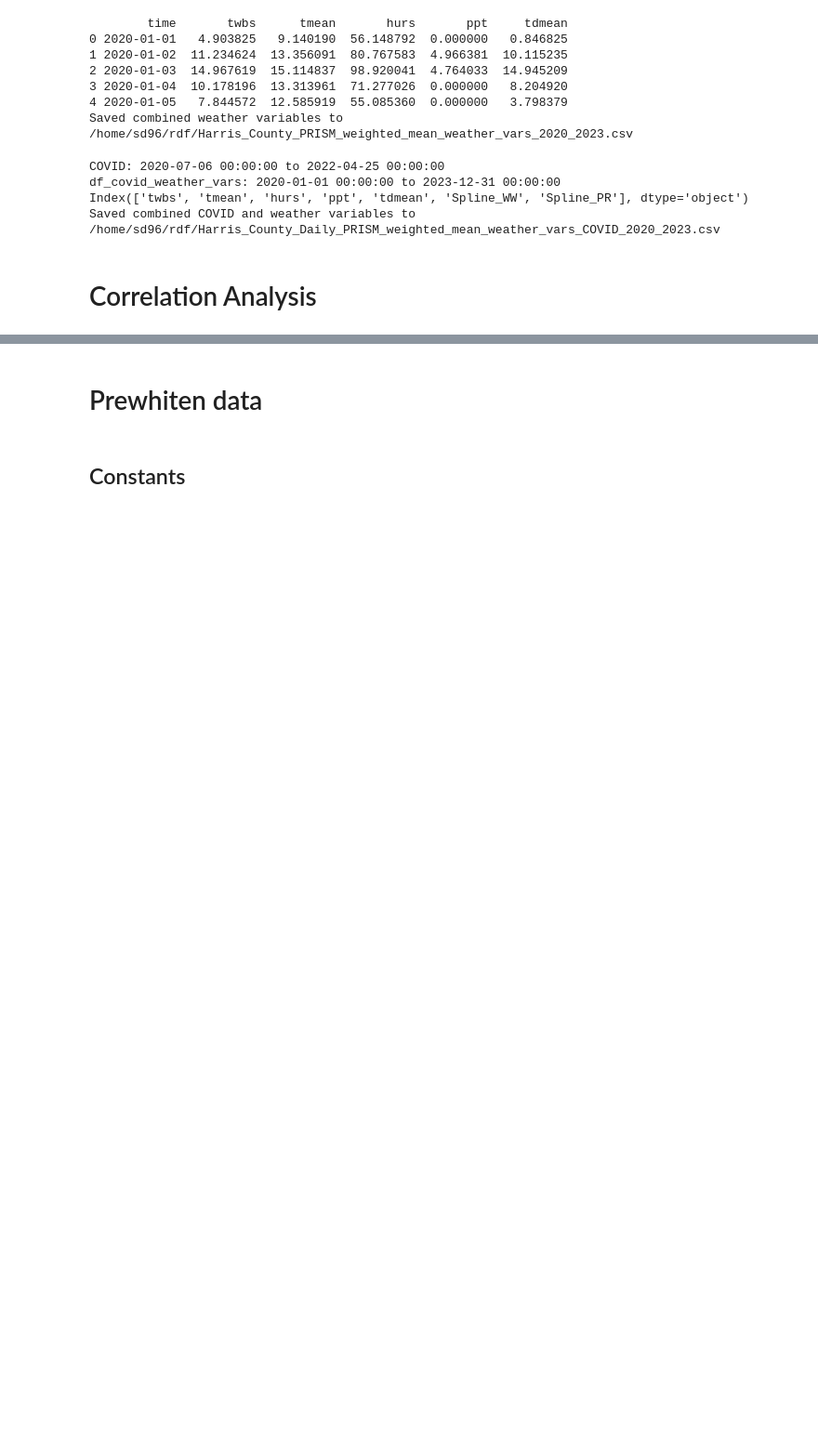
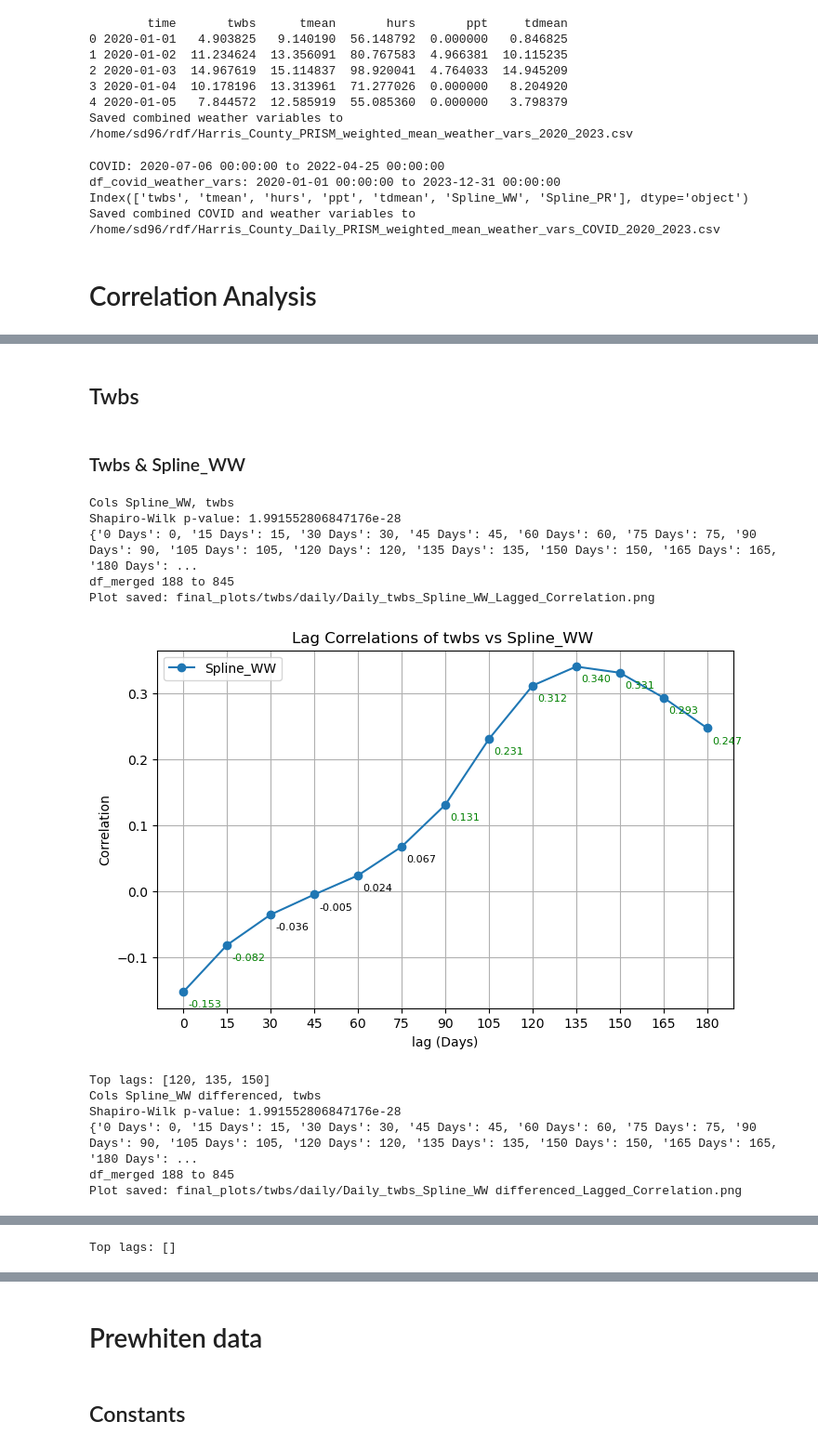
Before and after one commit to sd9616/wastewater, a Jupyter notebook: Daily_PRISM_netcdf_calc_twbs.ipynb, the cells around one changed output, grey strips where cells are left out. Shown at 93% size. Drawn from its saved outputs; the diff is of its cells as text; code cells hidden in the pictures; blank space fills up the shorter version.

```diff
--- a/Daily_PRISM_netcdf_calc_twbs.ipynb
+++ b/Daily_PRISM_netcdf_calc_twbs.ipynb
@@ -1084,0 +1242,25 @@ def plot_lagged_correlations(df_merged, weather_variable, covid_variable,
+# %% [markdown]
+## Twbs
+# %% [markdown]
+### Twbs & Spline_WW
+# %%
+covid_var = SPLINE_WW
+weather_var = TWBS
+for covid_col in [col for col in DF_DAILY_COLS if col.startswith(covid_var)]:
+    for weather_col in [col for col in DF_DAILY_COLS if col.startswith(weather_var)]:
+        print(f"Cols {covid_col}, {weather_col}")
+        plot_lagged_correlations(df_daily_covid_weather, weather_col, covid_col, interval_size=15, number_of_intervals=12,
+                                save_path=os.path.join(FINAL_PLOTS, weather_var, DAILY))
+# %% [output]
+Cols Spline_WW, twbs
+Shapiro-Wilk p-value: 1.991552806847176e-28
+{'0 Days': 0, '15 Days': 15, '30 Days': 30, '45 Days': 45, '60 Days': 60, '75 Days': 75, '90 Days': 90, '105 Days': 105, '120 Days': 120, '135 Days': 135, '150 Days': 150, '165 Days': 165, '180 Days': ...
+df_merged 188 to 845
+Plot saved: final_plots/twbs/daily/Daily_twbs_Spline_WW_Lagged_Correlation.png
+[figure, added]
+Top lags: [120, 135, 150]
+Cols Spline_WW differenced, twbs
+Shapiro-Wilk p-value: 1.991552806847176e-28
+{'0 Days': 0, '15 Days': 15, '30 Days': 30, '45 Days': 45, '60 Days': 60, '75 Days': 75, '90 Days': 90, '105 Days': 105, '120 Days': 120, '135 Days': 135, '150 Days': 150, '165 Days': 165, '180 Days': ...
+df_merged 188 to 845
+Plot saved: final_plots/twbs/daily/Daily_twbs_Spline_WW differenced_Lagged_Correlation.png
@@ -1084,0 +1268 @@ def plot_lagged_correlations(df_merged, weather_variable, covid_variable,
+Top lags: []
```
Also changed, not shown: parts of 30 cells of this notebook, 1 other file.
